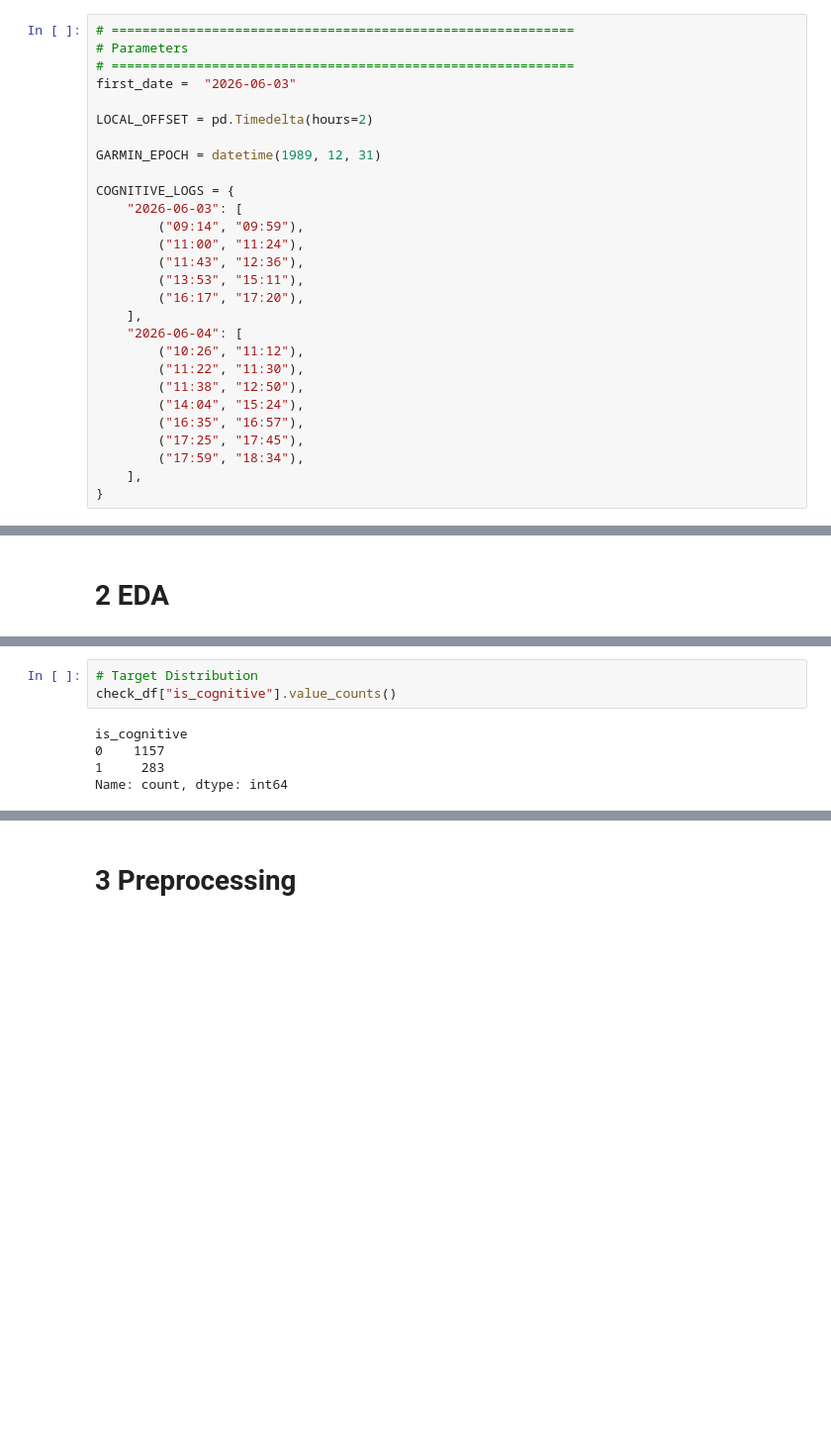
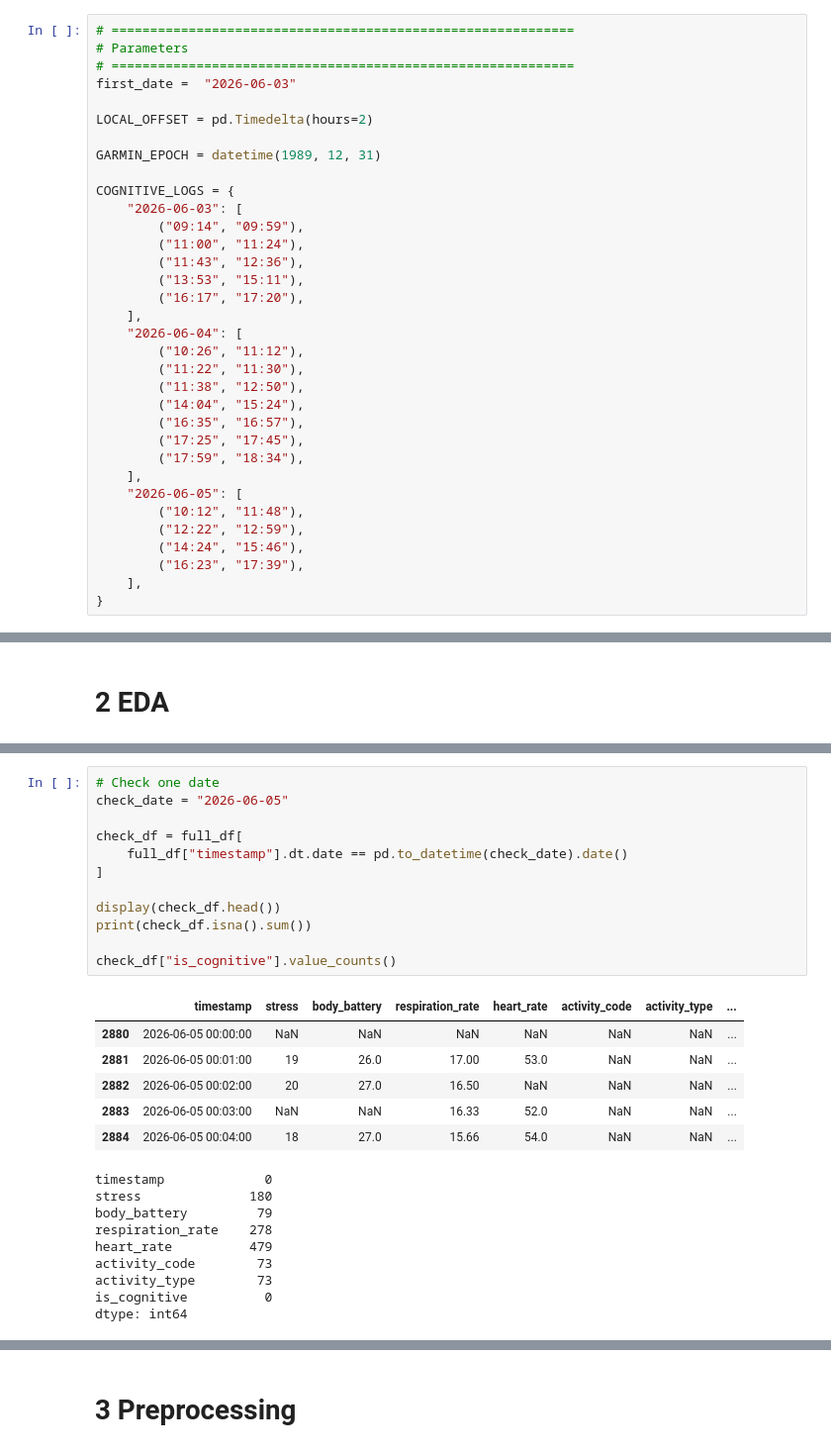
Before and after one commit to Xenoxort/ML4QS, a Jupyter notebook: notebooks/00_data_exportation.ipynb, the cells around one changed output, grey strips where cells are left out. Shown at 99% size. Saved outputs shown, nothing was run; the diff lists cells and outputs as text; blank space fills up the shorter version.

Commit message:
Target fixed for 06.05

```diff
--- a/notebooks/00_data_exportation.ipynb
+++ b/notebooks/00_data_exportation.ipynb
@@ -36,6 +36,12 @@ COGNITIVE_LOGS = {
         ("17:25", "17:45"),
         ("17:59", "18:34"),
     ],
+    "2026-06-05": [
+        ("10:12", "11:48"),
+        ("12:22", "12:59"),
+        ("14:24", "15:46"),
+        ("16:23", "17:39"),
+    ],
 }
 # %%
 # ============================================================
@@ -1092,11 +1100,31 @@ activity_code        77
 activity_type        77
 is_cognitive          0
 dtype: int64
-# %%
-# Target Distribution
-check_df["is_cognitive"].value_counts()
-# %% [output]
-is_cognitive
-0    1157
-1     283
-Name: count, dtype: int64
+# %%
+# Check one date
+check_date = "2026-06-05"
+
+check_df = full_df[
+    full_df["timestamp"].dt.date == pd.to_datetime(check_date).date()
+]
+
+display(check_df.head())
+print(check_df.isna().sum())
+
+check_df["is_cognitive"].value_counts()
+# %% [output]
+|  | timestamp | stress | body_battery | respiration_rate | heart_rate | activity_code | activity_type | ... |
+| 2880 | 2026-06-05 00:00:00 | NaN | NaN | NaN | NaN | NaN | NaN | ... |
+| 2881 | 2026-06-05 00:01:00 | 19 | 26.0 | 17.00 | 53.0 | NaN | NaN | ... |
+| 2882 | 2026-06-05 00:02:00 | 20 | 27.0 | 16.50 | NaN | NaN | NaN | ... |
+| 2883 | 2026-06-05 00:03:00 | NaN | NaN | 16.33 | 52.0 | NaN | NaN | ... |
+| 2884 | 2026-06-05 00:04:00 | 18 | 27.0 | 15.66 | 54.0 | NaN | NaN | ... |
+timestamp             0
+stress              180
+body_battery         79
+respiration_rate    278
+heart_rate          479
+activity_code        73
+activity_type        73
+is_cognitive          0
+dtype: int64
```
Also changed, not shown: parts of 2 cells of this notebook, 1 other file.
